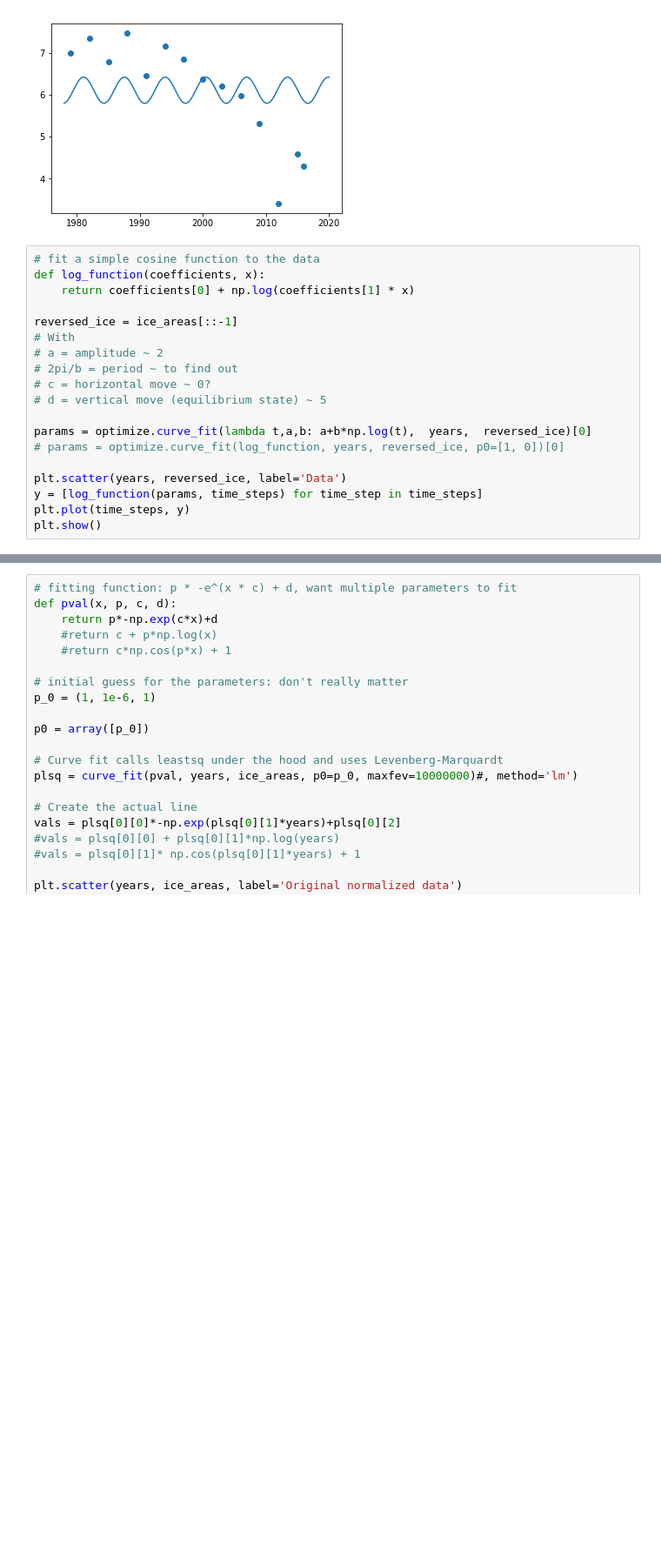
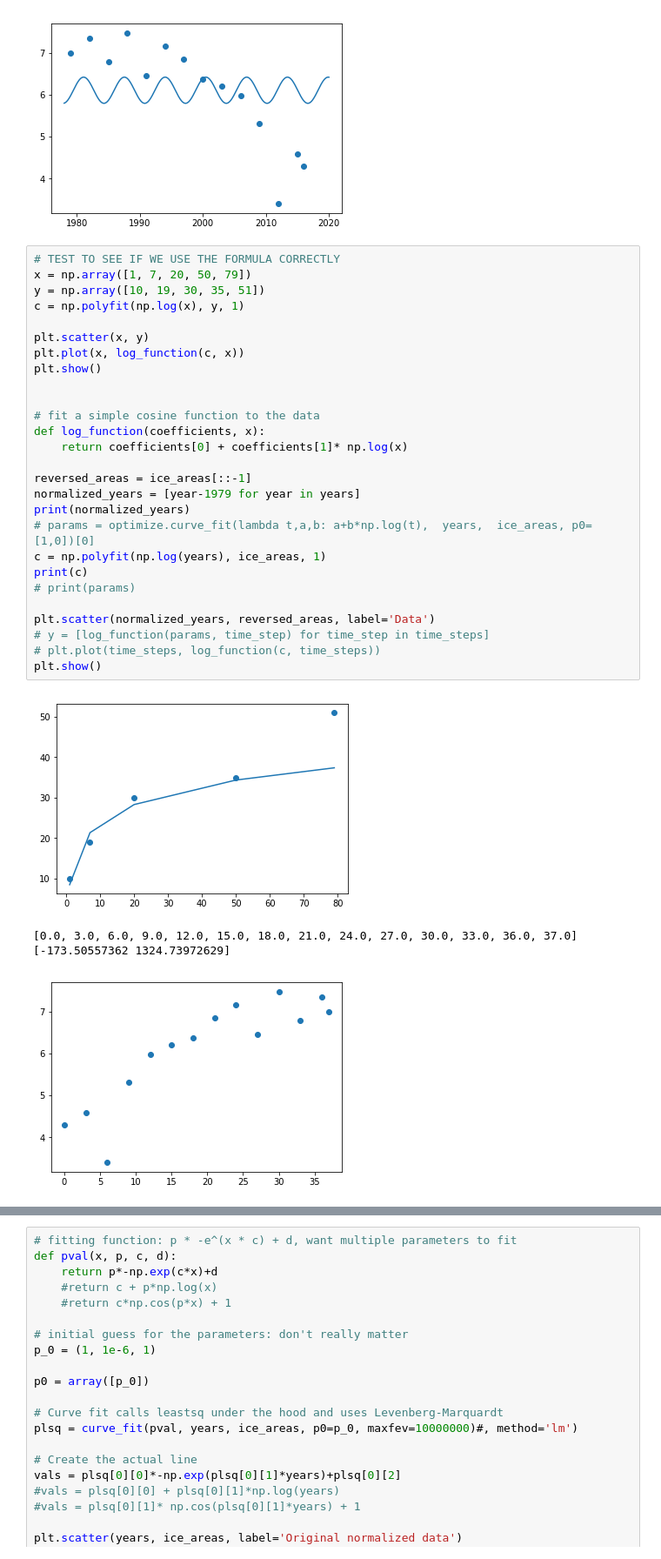
Before and after one commit to 11027649/final_project, a Jupyter notebook: finalproject_ice.ipynb, the cells around one changed output, grey strips where cells are left out. Shown at 87% size. Cells and saved outputs as stored; diff of their text form; blank space fills up the shorter version.

```diff
--- a/finalproject_ice.ipynb
+++ b/finalproject_ice.ipynb
@@ -503,24 +503,37 @@ for p in ps:
 [ 0.31192533  0.97118891 56.84002284  6.10620357]
 [figure]
 # %%
+# TEST TO SEE IF WE USE THE FORMULA CORRECTLY
+x = np.array([1, 7, 20, 50, 79])
+y = np.array([10, 19, 30, 35, 51])
+c = np.polyfit(np.log(x), y, 1)
+
+plt.scatter(x, y)
+plt.plot(x, log_function(c, x))
+plt.show()
+
+
 # fit a simple cosine function to the data
 def log_function(coefficients, x):
-    return coefficients[0] + np.log(coefficients[1] * x)
+    return coefficients[0] + coefficients[1]* np.log(x)
 
-reversed_ice = ice_areas[::-1]
-# With
-# a = amplitude ~ 2
-# 2pi/b = period ~ to find out
-# c = horizontal move ~ 0?
-# d = vertical move (equilibrium state) ~ 5
+reversed_areas = ice_areas[::-1]
+normalized_years = [year-1979 for year in years]
+print(normalized_years)
+# params = optimize.curve_fit(lambda t,a,b: a+b*np.log(t),  years,  ice_areas, p0=[1,0])[0]
+c = np.polyfit(np.log(years), ice_areas, 1)
+print(c)
+# print(params)
 
-params = optimize.curve_fit(lambda t,a,b: a+b*np.log(t),  years,  reversed_ice)[0]
-# params = optimize.curve_fit(log_function, years, reversed_ice, p0=[1, 0])[0]
-
-plt.scatter(years, reversed_ice, label='Data')
-y = [log_function(params, time_steps) for time_step in time_steps]
-plt.plot(time_steps, y)
+plt.scatter(normalized_years, reversed_areas, label='Data')
+# y = [log_function(params, time_step) for time_step in time_steps]
+# plt.plot(time_steps, log_function(c, time_steps))
 plt.show()
+# %% [output]
+[figure, added]
+[0.0, 3.0, 6.0, 9.0, 12.0, 15.0, 18.0, 21.0, 24.0, 27.0, 30.0, 33.0, 36.0, 37.0]
+[-173.50557362 1324.73972629]
+[figure, added]
 # %%
 # fitting function: p * -e^(x * c) + d, want multiple parameters to fit
 def pval(x, a, b, c, d, e):
```
Also changed, not shown: parts of 2 cells of this notebook.
